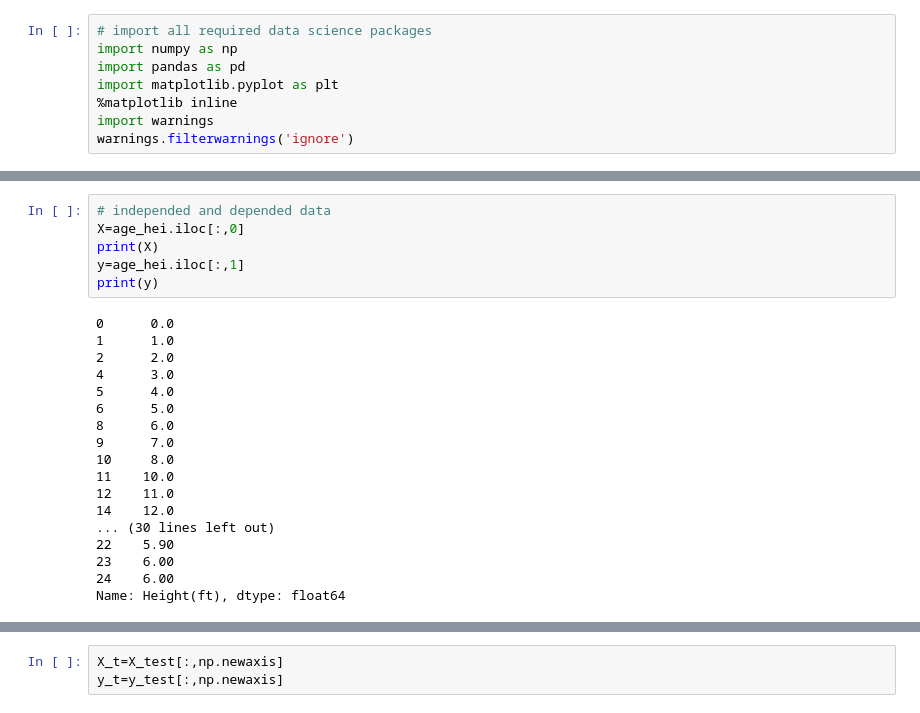
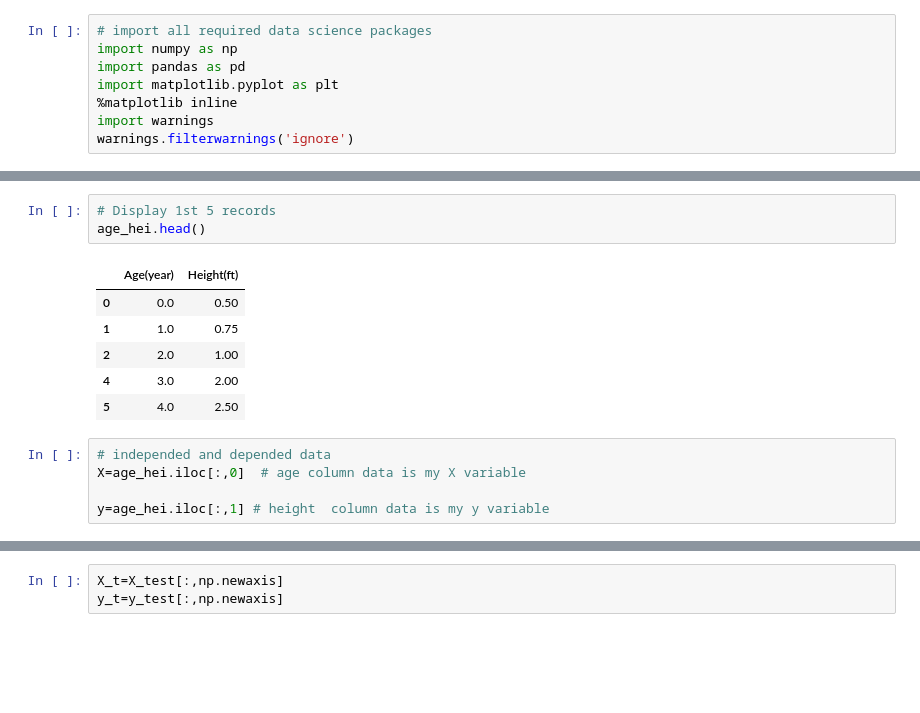
Before and after one commit to anjan111/data_science_mani, a Jupyter notebook: Machine learning/Simple Linear Regression/age_hei.ipynb, the cells around one changed output, grey strips where cells are left out. Drawn from its saved outputs; the diff is of its cells as text; blank space fills up the shorter version.

```diff
--- a/Machine learning/Simple Linear Regression/age_hei.ipynb
+++ b/Machine learning/Simple Linear Regression/age_hei.ipynb
@@ -63,24 +67,15 @@ dtype: int64
+# %%
+# Display 1st 5 records
+age_hei.head()
+# %% [output]
+|  | Age(year) | Height(ft) |
+| 0 | 0.0 | 0.50 |
+| 1 | 1.0 | 0.75 |
+| 2 | 2.0 | 1.00 |
+| 4 | 3.0 | 2.00 |
+| 5 | 4.0 | 2.50 |
 # %%
 # independed and depended data
-X=age_hei.iloc[:,0]
-print(X)
-y=age_hei.iloc[:,1]
-print(y)
+X=age_hei.iloc[:,0]  # age column data is my X variable
+
+y=age_hei.iloc[:,1] # height  column data is my y variable
-# %% [output]
-0      0.0
-1      1.0
-2      2.0
-4      3.0
-5      4.0
-6      5.0
-8      6.0
-9      7.0
-10     8.0
-11    10.0
-12    11.0
-14    12.0
-... (30 lines left out)
-22    5.90
-23    6.00
-24    6.00
-Name: Height(ft), dtype: float64
```
Also changed, not shown: parts of 32 cells of this notebook.
